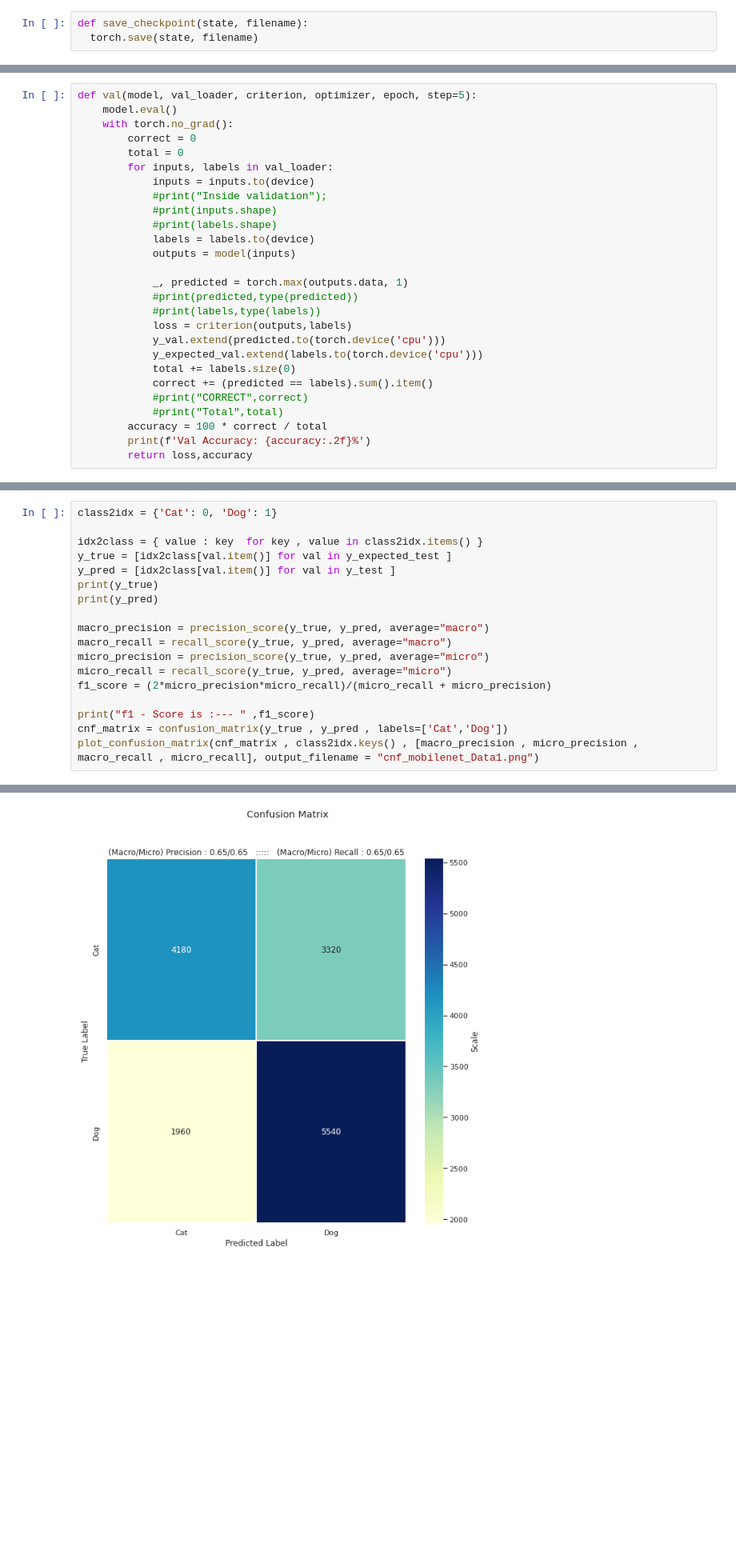
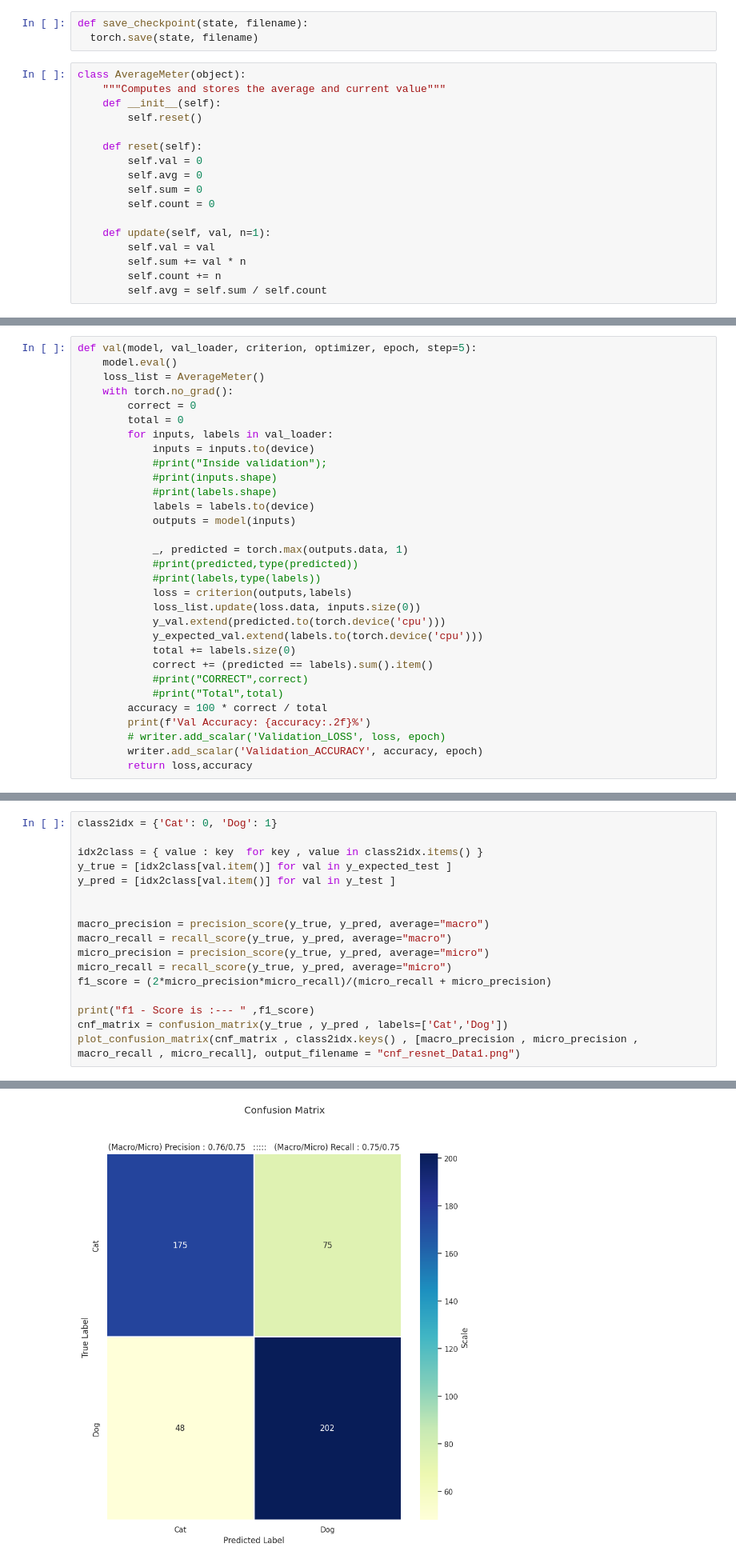
Before and after one commit to mrgps1999/COMP6721_Winter2023_GroupB, a Jupyter notebook: Resnet18/dataset1_Resnet18.ipynb, the cells around one changed output, grey strips where cells are left out. Shown at 80% size. Drawn from its saved outputs; the diff is of its cells as text; blank space fills up the shorter version.

```diff
--- a/Resnet18/dataset1_Resnet18.ipynb
+++ b/Resnet18/dataset1_Resnet18.ipynb
@@ -139,6 +140,23 @@ Resnet18(
 # %%
 def save_checkpoint(state, filename):
   torch.save(state, filename)
+# %%
+class AverageMeter(object):
+    """Computes and stores the average and current value"""
+    def __init__(self):
+        self.reset()
+
+    def reset(self):
+        self.val = 0
+        self.avg = 0
+        self.sum = 0
+        self.count = 0
+
+    def update(self, val, n=1):
+        self.val = val
+        self.sum += val * n
+        self.count += n
+        self.avg = self.sum / self.count
 # %%
 # datastructure to store all the training testing and validation results.
 y_train = []
@@ -209,6 +237,7 @@ def test(resnet, testloader, criterion, optimizer, epoch,step=5):
 # %%
 def val(model, val_loader, criterion, optimizer, epoch, step=5):
     model.eval()
+    loss_list = AverageMeter()
     with torch.no_grad():
         correct = 0
         total = 0
@@ -224,6 +253,7 @@ def val(model, val_loader, criterion, optimizer, epoch, step=5):
             #print(predicted,type(predicted))
             #print(labels,type(labels))
             loss = criterion(outputs,labels)
+            loss_list.update(loss.data, inputs.size(0))
             y_val.extend(predicted.to(torch.device('cpu')))
             y_expected_val.extend(labels.to(torch.device('cpu')))
             total += labels.size(0)
@@ -232,4 +262,6 @@ def val(model, val_loader, criterion, optimizer, epoch, step=5):
             #print("Total",total)
         accuracy = 100 * correct / total
         print(f'Val Accuracy: {accuracy:.2f}%')
+        # writer.add_scalar('Validation_LOSS', loss, epoch)
+        writer.add_scalar('Validation_ACCURACY', accuracy, epoch)
         return loss,accuracy
@@ -399,8 +408,7 @@ class2idx = {'Cat': 0, 'Dog': 1}
 idx2class = { value : key  for key , value in class2idx.items() }
 y_true = [idx2class[val.item()] for val in y_expected_test ]
 y_pred = [idx2class[val.item()] for val in y_test ]
-print(y_true)
-print(y_pred)
+
 
 macro_precision = precision_score(y_true, y_pred, average="macro")
 macro_recall = recall_score(y_true, y_pred, average="macro")
@@ -410,5 +418,5 @@ f1_score = (2*micro_precision*micro_recall)/(micro_recall + micro_precision)
 
 print("f1 - Score is :--- " ,f1_score)
 cnf_matrix = confusion_matrix(y_true , y_pred , labels=['Cat','Dog'])
-plot_confusion_matrix(cnf_matrix , class2idx.keys() , [macro_precision , micro_precision , macro_recall , micro_recall], output_filename = "cnf_mobilenet_Data1.png")
+plot_confusion_matrix(cnf_matrix , class2idx.keys() , [macro_precision , micro_precision , macro_recall , micro_recall], output_filename = "cnf_resnet_Data1.png")
 # %% [output]
@@ -418 +424 @@ f1 - Score is :---  0.648
-[figure, old version]
+[figure, new version]
```
Also changed, not shown: parts of 9 cells of this notebook.
